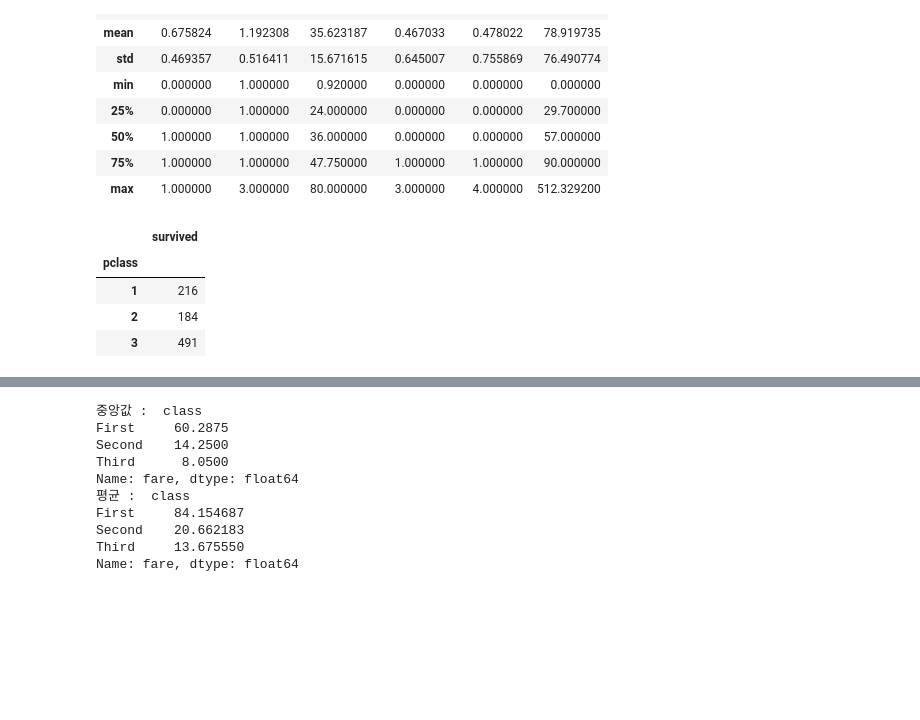
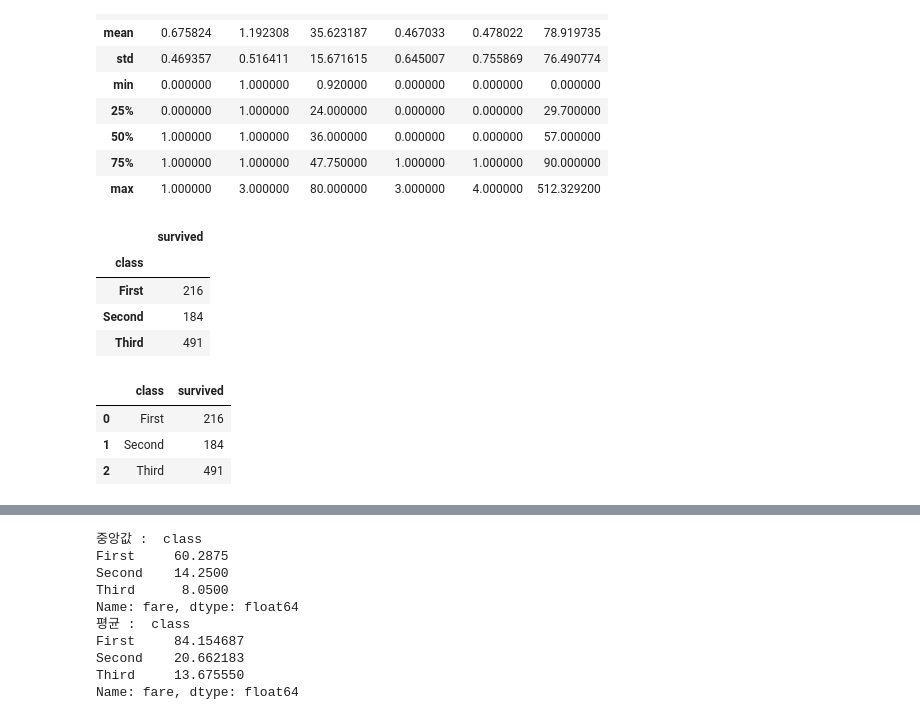
Before and after one commit to dydwoj/pythonsource, a Jupyter notebook: analytics/titanic.ipynb, the cells around one changed output, grey strips where cells are left out. Saved outputs shown, nothing was run; the diff lists cells and outputs as text; code cells hidden in the pictures; blank space fills up the shorter version.

```diff
--- a/analytics/titanic.ipynb
+++ b/analytics/titanic.ipynb
@@ -94,12 +98,22 @@ titanic_df.dropna().describe()
 | max | 1.000000 | 3.000000 | 80.000000 | 3.000000 | 4.000000 | 512.329200 |
 # %%
 # 클래스별 탑승자는 몇명인가?
-titanic_df.groupby('pclass').count()
-titanic_df.groupby('pclass')['survived'].count() # 시리즈 구조
-titanic_df.groupby('pclass')[['survived']].count() # 데이터프레임 구조
+titanic_df.groupby('class').count()
+titanic_df.groupby('class')['survived'].count() # 시리즈 구조
+class_df = titanic_df.groupby('class')[['survived']].count() # 데이터프레임 구조
+class_df
 # %% [output]
 |  | survived |
-| pclass |  |
-| 1 | 216 |
-| 2 | 184 |
-| 3 | 491 |
+| class |  |
+| First | 216 |
+| Second | 184 |
+| Third | 491 |
+# %%
+# 수평막대
+class_df = class_df.reset_index()
+class_df
+# %% [output]
+|  | class | survived |
+| 0 | First | 216 |
+| 1 | Second | 184 |
+| 2 | Third | 491 |
```
Also changed, not shown: parts of 11 cells of this notebook, 9 other files.
